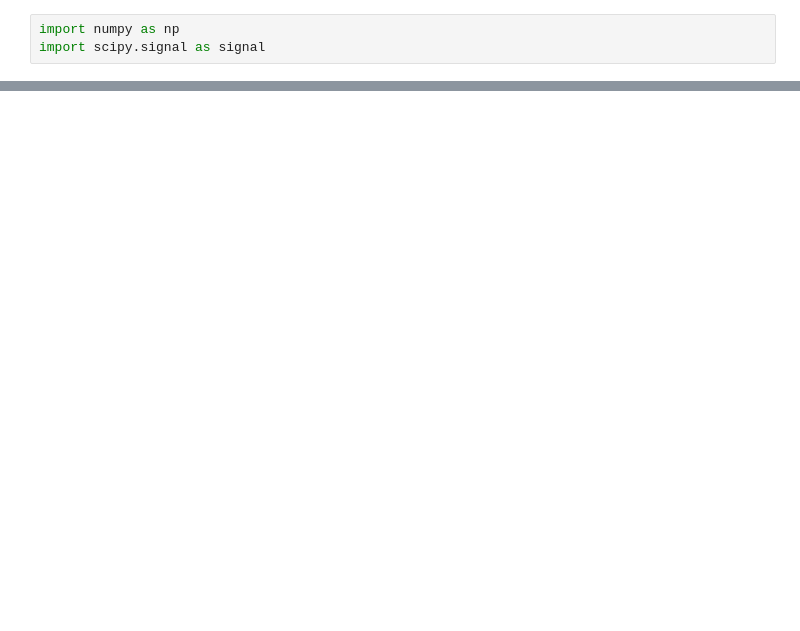
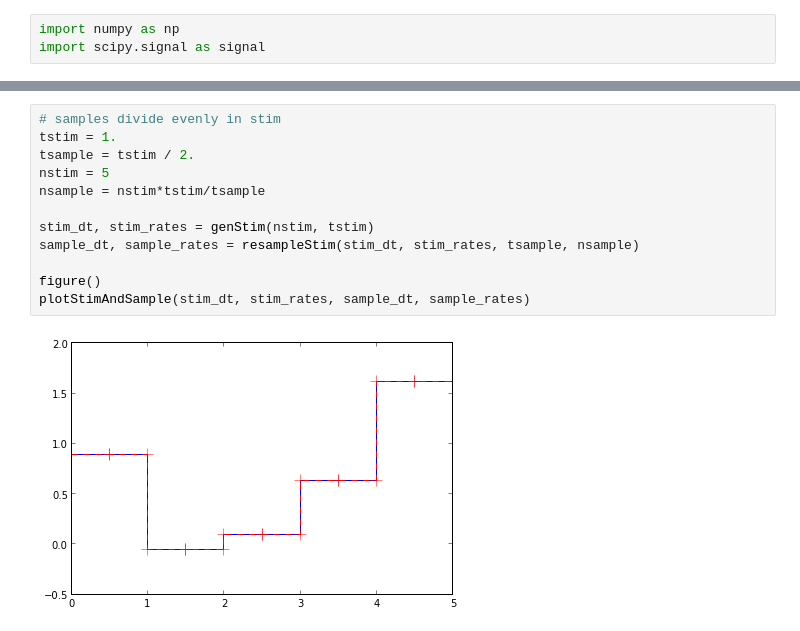
Before and after one commit to fragapanagos/scratchpad, a Jupyter notebook: noise/Stim alignment and filtering.ipynb, the cells around one changed output, grey strips where cells are left out. Cells and saved outputs as stored; diff of their text form; blank space fills up the shorter version.

```diff
--- a/noise/Stim alignment and filtering.ipynb
+++ b/noise/Stim alignment and filtering.ipynb
@@ -82,0 +92,14 @@ nsample = nstim
+# %%
+# samples divide evenly in stim
+tstim = 1.
+tsample = tstim / 2.
+nstim = 5
+nsample = nstim*tstim/tsample
+
+stim_dt, stim_rates = genStim(nstim, tstim)
+sample_dt, sample_rates = resampleStim(stim_dt, stim_rates, tsample, nsample)
+
+figure()
+plotStimAndSample(stim_dt, stim_rates, sample_dt, sample_rates)
+# %% [output]
+[figure, added]
```
Also changed, not shown: parts of 8 cells of this notebook.
